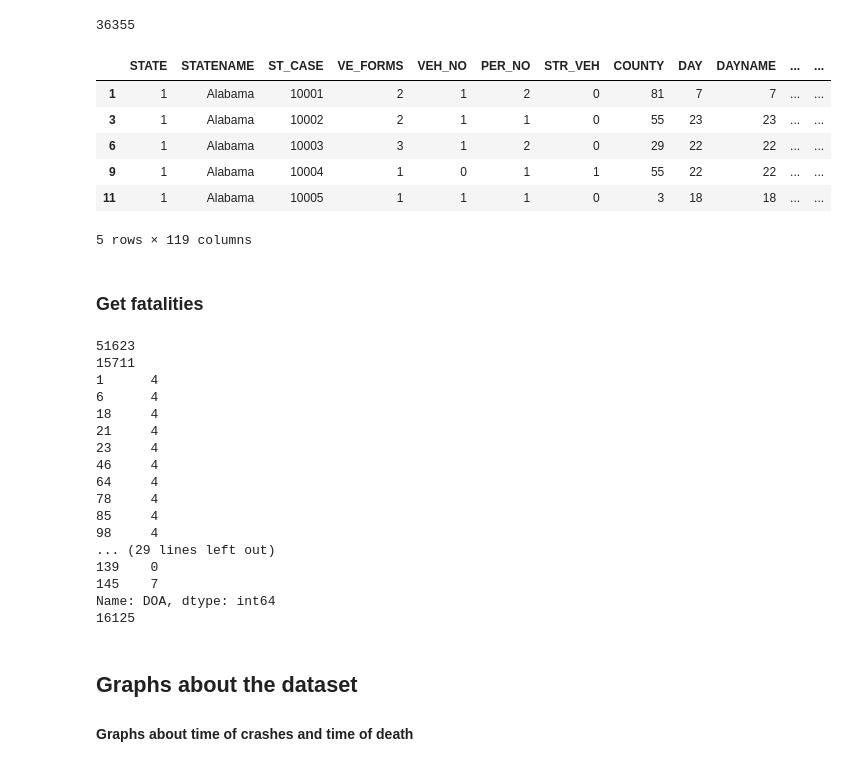
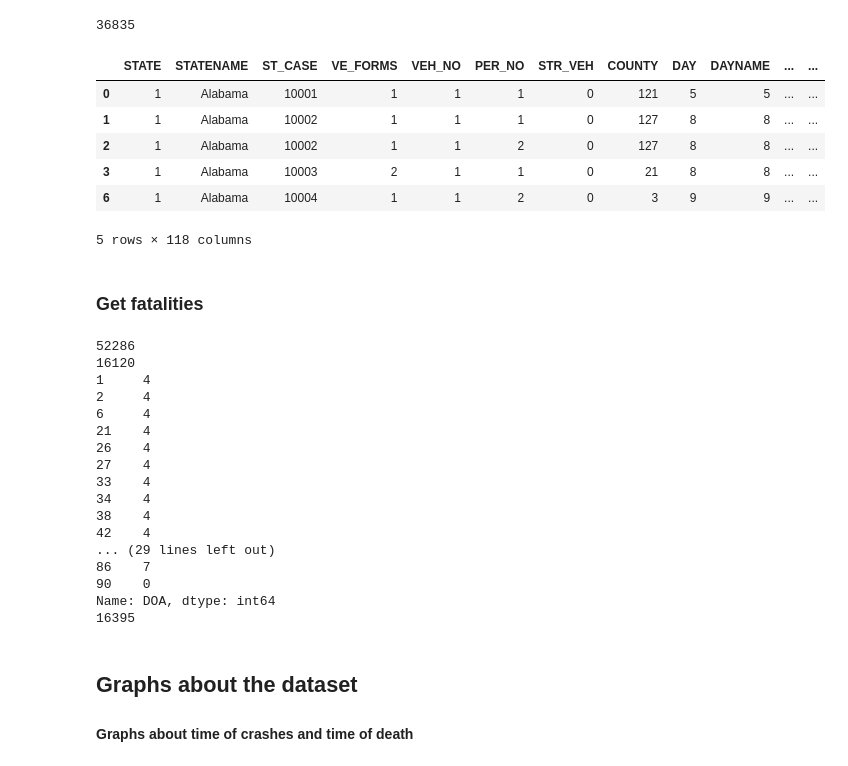
Before and after one commit to braxtonhaynie/IE565_applied_data_science, a Jupyter notebook: parse_data.ipynb, the cells around one changed output. Cells and saved outputs as stored; diff of their text form; code cells hidden in the pictures.

```diff
--- a/parse_data.ipynb
+++ b/parse_data.ipynb
@@ -8,51 +8,51 @@ from datetime import datetime, date
 import time
 # %%
 # sanity check get total number of fatalities
-df = pd.read_csv('../FARS2019NationalCSV/Person.CSV', encoding="ISO-8859-1")
+df = pd.read_csv('../FARS2018NationalCSV/Person.CSV', encoding="ISO-8859-1")
 df = df.loc[df['INJ_SEV'] == 4]
 print(len(df))
 df.head(5)
 # %% [output]
-36355
+36835
 |  | STATE | STATENAME | ST_CASE | VE_FORMS | VEH_NO | PER_NO | STR_VEH | COUNTY | DAY | DAYNAME | ... | ... |
-| 1 | 1 | Alabama | 10001 | 2 | 1 | 2 | 0 | 81 | 7 | 7 | ... | ... |
-| 3 | 1 | Alabama | 10002 | 2 | 1 | 1 | 0 | 55 | 23 | 23 | ... | ... |
-| 6 | 1 | Alabama | 10003 | 3 | 1 | 2 | 0 | 29 | 22 | 22 | ... | ... |
-| 9 | 1 | Alabama | 10004 | 1 | 0 | 1 | 1 | 55 | 22 | 22 | ... | ... |
-| 11 | 1 | Alabama | 10005 | 1 | 1 | 1 | 0 | 3 | 18 | 18 | ... | ... |
+| 0 | 1 | Alabama | 10001 | 1 | 1 | 1 | 0 | 121 | 5 | 5 | ... | ... |
+| 1 | 1 | Alabama | 10002 | 1 | 1 | 1 | 0 | 127 | 8 | 8 | ... | ... |
+| 2 | 1 | Alabama | 10002 | 1 | 1 | 2 | 0 | 127 | 8 | 8 | ... | ... |
+| 3 | 1 | Alabama | 10003 | 2 | 1 | 1 | 0 | 21 | 8 | 8 | ... | ... |
+| 6 | 1 | Alabama | 10004 | 1 | 1 | 2 | 0 | 3 | 9 | 9 | ... | ... |
-5 rows × 119 columns
+5 rows × 118 columns
 # %% [markdown]
 ### Get fatalities
 # %%
 # get fatalities of only when there are multiple people in vehicle
-df1 = pd.read_csv('../FARS2019NationalCSV/vehicle.csv', encoding="ISO-8859-1")
+df1 = pd.read_csv('../FARS2018NationalCSV/vehicle.csv', encoding="ISO-8859-1")
 print(len(df1))
 df1 = df1.loc[df1['NUMOCCS'] > 1]
 print(len(df1))
-df2 = pd.read_csv('../FARS2019NationalCSV/Person.CSV', encoding="ISO-8859-1")
+df2 = pd.read_csv('../FARS2018NationalCSV/Person.CSV', encoding="ISO-8859-1")
 df2 = df2[df2['ST_CASE'].isin(df1['ST_CASE'].values.tolist())]
 df = df2.loc[df2['INJ_SEV'] == 4]
 print(df['INJ_SEV'][0:20])
 print(df['DOA'][0:20]) # dead on arrival
 print(len(df))
 # %% [output]
-51623
-15711
-1      4
-6      4
-18     4
-21     4
-23     4
-46     4
-64     4
-78     4
-85     4
-98     4
+52286
+16120
+1     4
+2     4
+6     4
+21    4
+26    4
+27    4
+33    4
+34    4
+38    4
+42    4
 ... (29 lines left out)
-139    0
-145    7
+86    7
+90    0
 Name: DOA, dtype: int64
-16125
+16395
 # %% [markdown]
 ## Graphs about the dataset
 #### Graphs about time of crashes and time of death
```
Also changed, not shown: parts of 19 cells of this notebook, 1 other file.
